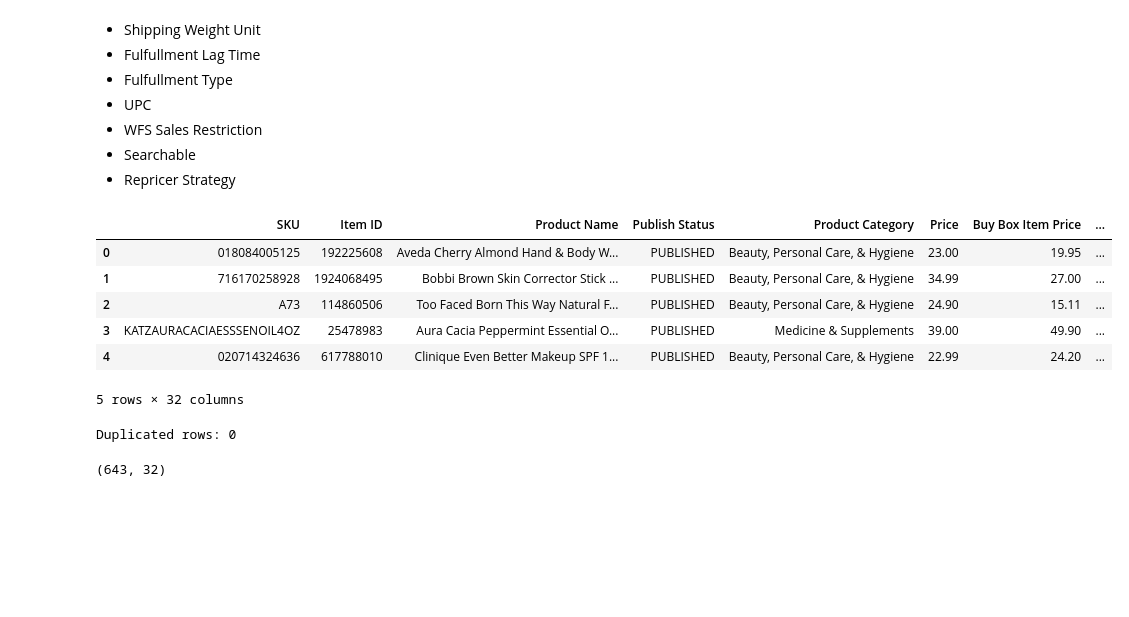
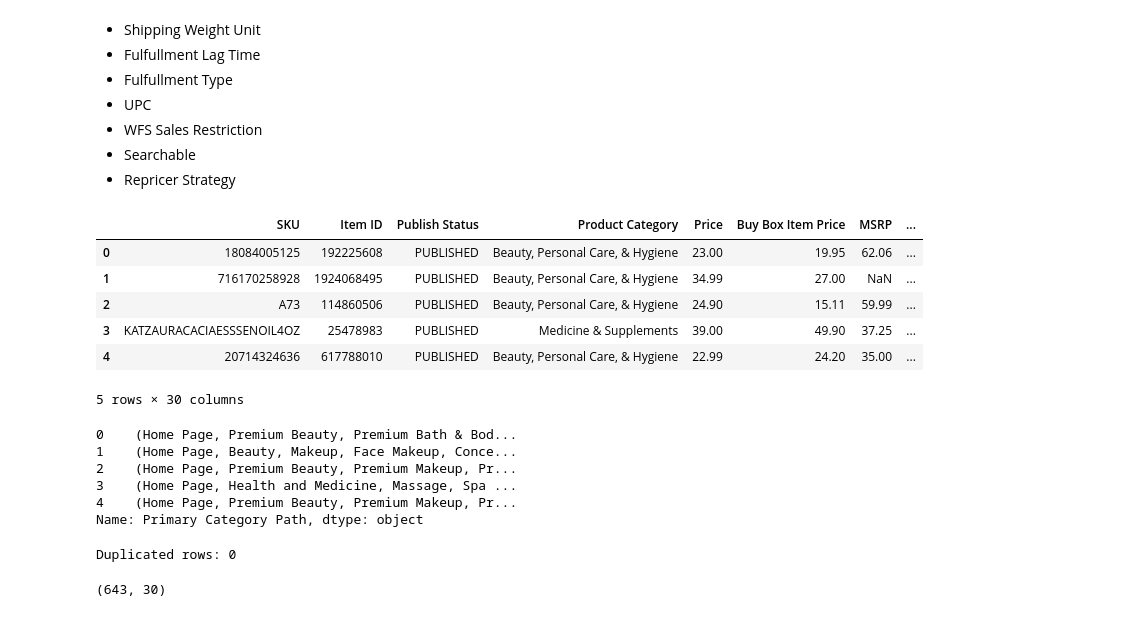
Before and after one commit to Lusnaw1/Task1, a Jupyter notebook: notebook/preprocessing.ipynb, the cells around one changed output. Saved outputs shown, nothing was run; the diff lists cells and outputs as text; code cells hidden in the pictures; blank space fills up the shorter version.

```diff
--- a/notebook/preprocessing.ipynb
+++ b/notebook/preprocessing.ipynb
@@ -202,28 +210,42 @@ Drop these columns:
 - Repricer Strategy
 # %%
 # select necessary columns
-select_columns = ['SKU', 'Item ID', 'Product Name', 'Publish Status', 'Product Category', 'Price', 'Buy Box Item Price', 'MSRP', 'Shipping Weight', 'WPID', 'GTIN', 'Shelf Name', 'Primary Category Path', 'Brand', 'Offer Start Date', 'Offer End Date', 'Item Creation Date', 'Item Last Updated', 'Reviews Count', 'Average Rating', 'Competitor Price', 'Competitor Ship Price', 'Competitor Last Date Fetched', 'Condition', 'Link to Walmart.com', 'Product Type', 'Impressions', 'Clicks', 'Added to Cart', 'Sales Rank', 'Transactability Score', 'Buy Box Win %']
+select_columns = ['SKU', 'Item ID', 'Publish Status', 'Product Category', 'Price', 'Buy Box Item Price', 'MSRP', 'Shipping Weight', 'WPID', 'GTIN', 'Shelf Name', 'Primary Category Path', 'Brand', 'Offer Start Date', 'Offer End Date', 'Item Creation Date', 'Item Last Updated', 'Reviews Count', 'Average Rating', 'Competitor Price', 'Competitor Ship Price', 'Competitor Last Date Fetched', 'Condition', 'Product Type', 'Impressions', 'Clicks', 'Added to Cart', 'Sales Rank', 'Transactability Score', 'Buy Box Win %']
 select_data = data.loc[:, select_columns]
 select_data.shape
 select_data.head()
 # %% [output]
-|  | SKU | Item ID | Product Name | Publish Status | Product Category | Price | Buy Box Item Price | ... |
-| 0 | 018084005125 | 192225608 | Aveda Cherry Almond Hand & Body W... | PUBLISHED | Beauty, Personal Care, & Hygiene | 23.00 | 19.95 | ... |
-| 1 | 716170258928 | 1924068495 | Bobbi Brown Skin Corrector Stick ... | PUBLISHED | Beauty, Personal Care, & Hygiene | 34.99 | 27.00 | ... |
-| 2 | A73 | 114860506 | Too Faced Born This Way Natural F... | PUBLISHED | Beauty, Personal Care, & Hygiene | 24.90 | 15.11 | ... |
-| 3 | KATZAURACACIAESSSENOIL4OZ | 25478983 | Aura Cacia Peppermint Essential O... | PUBLISHED | Medicine & Supplements | 39.00 | 49.90 | ... |
-| 4 | 020714324636 | 617788010 | Clinique Even Better Makeup SPF 1... | PUBLISHED | Beauty, Personal Care, & Hygiene | 22.99 | 24.20 | ... |
+|  | SKU | Item ID | Publish Status | Product Category | Price | Buy Box Item Price | MSRP | ... |
+| 0 | 18084005125 | 192225608 | PUBLISHED | Beauty, Personal Care, & Hygiene | 23.00 | 19.95 | 62.06 | ... |
+| 1 | 716170258928 | 1924068495 | PUBLISHED | Beauty, Personal Care, & Hygiene | 34.99 | 27.00 | NaN | ... |
+| 2 | A73 | 114860506 | PUBLISHED | Beauty, Personal Care, & Hygiene | 24.90 | 15.11 | 59.99 | ... |
+| 3 | KATZAURACACIAESSSENOIL4OZ | 25478983 | PUBLISHED | Medicine & Supplements | 39.00 | 49.90 | 37.25 | ... |
+| 4 | 20714324636 | 617788010 | PUBLISHED | Beauty, Personal Care, & Hygiene | 22.99 | 24.20 | 35.00 | ... |
-5 rows × 32 columns
+5 rows × 30 columns
+# %%
+select_data['Primary Category Path'] = select_data['Primary Category Path'].str.replace(r'["\[\]]', '', regex = True)
+select_data['Primary Category Path'] = select_data['Primary Category Path'].str.split(',')
+select_data['Primary Category Path'] = select_data['Primary Category Path'].apply(tuple)
+select_data['Primary Category Path'].head()
+# %% [output]
+0    (Home Page, Premium Beauty, Premium Bath & Bod...
+1    (Home Page, Beauty, Makeup, Face Makeup, Conce...
+2    (Home Page, Premium Beauty, Premium Makeup, Pr...
+3    (Home Page, Health and Medicine, Massage, Spa ...
+4    (Home Page, Premium Beauty, Premium Makeup, Pr...
+Name: Primary Category Path, dtype: object
 # %%
 select_data.fillna({'Average Rating': 0}, inplace = True)
 select_data.fillna({'MSRP': -1}, inplace = True) # marked as unknown
+select_data.loc[select_data['Sales Rank'] == '-', 'Sales Rank'] = -1 # unknow
+select_data['Sales Rank'] = select_data['Sales Rank'].astype('int')
 select_data.dropna(inplace=True)
 print(f'Duplicated rows: {select_data.duplicated().sum()}')
 select_data.drop_duplicates(inplace=True)
 select_data.shape
 # %% [output]
 Duplicated rows: 0
-(643, 32)
+(643, 30)
 # %%
 select_data.info()
 # Need to process '-' values in column 'Sales Rank'
```
Also changed, not shown: parts of 9 cells of this notebook, 2 other files.
